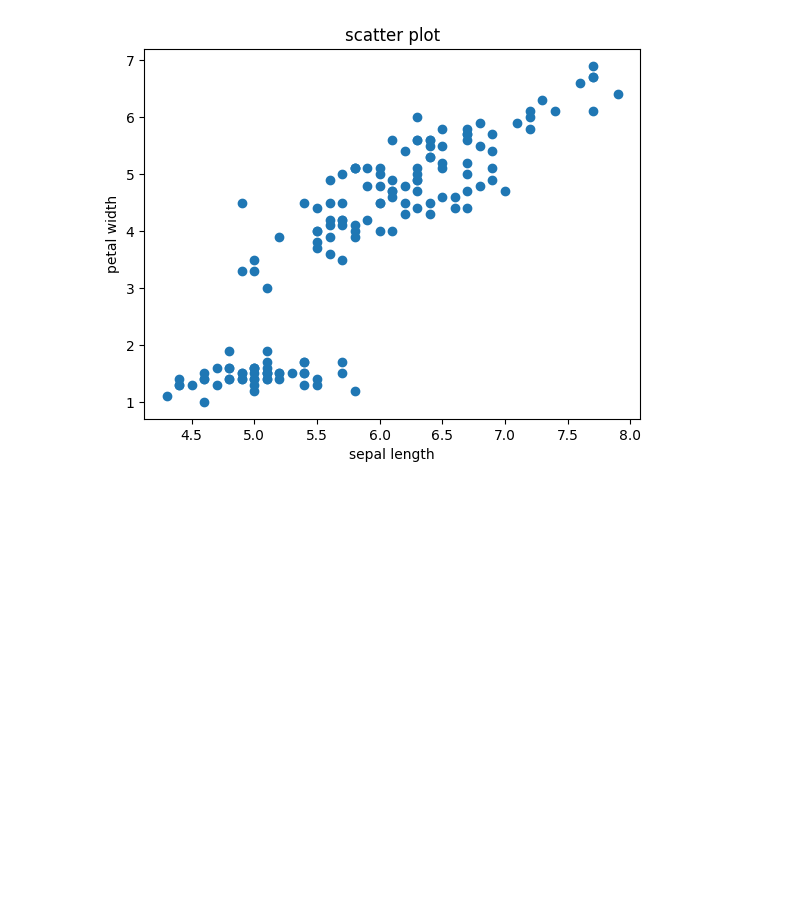
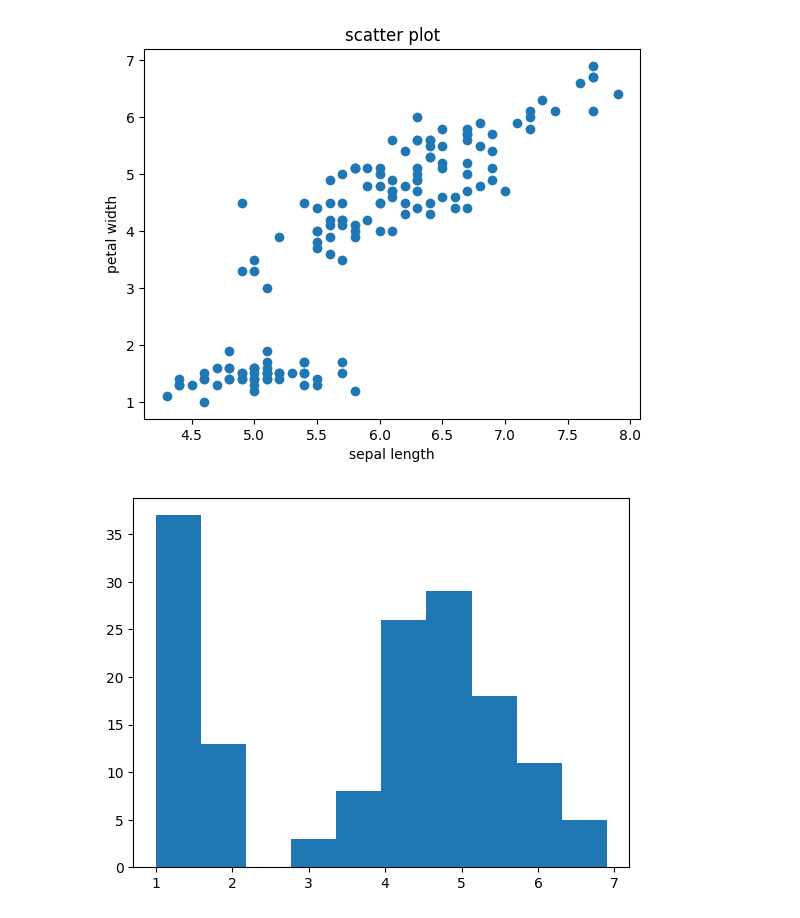
Before and after one commit to BhuvanHande/ML-Lab, a Jupyter notebook: lab2.ipynb, the cells around one changed output. Drawn from its saved outputs; the diff is of its cells as text; code cells hidden in the pictures; blank space fills up the shorter version.

```diff
--- a/lab2.ipynb
+++ b/lab2.ipynb
@@ -37,3 +37,9 @@ plt.title("scatter plot")
 plt.show()
 # %% [output]
 [figure]
+# %%
+#Activity 3
+plt.hist(df['petal length (cm)'])
+plt.show()
+# %% [output]
+[figure, added]
```
Also changed, not shown: parts of 3 cells of this notebook.
